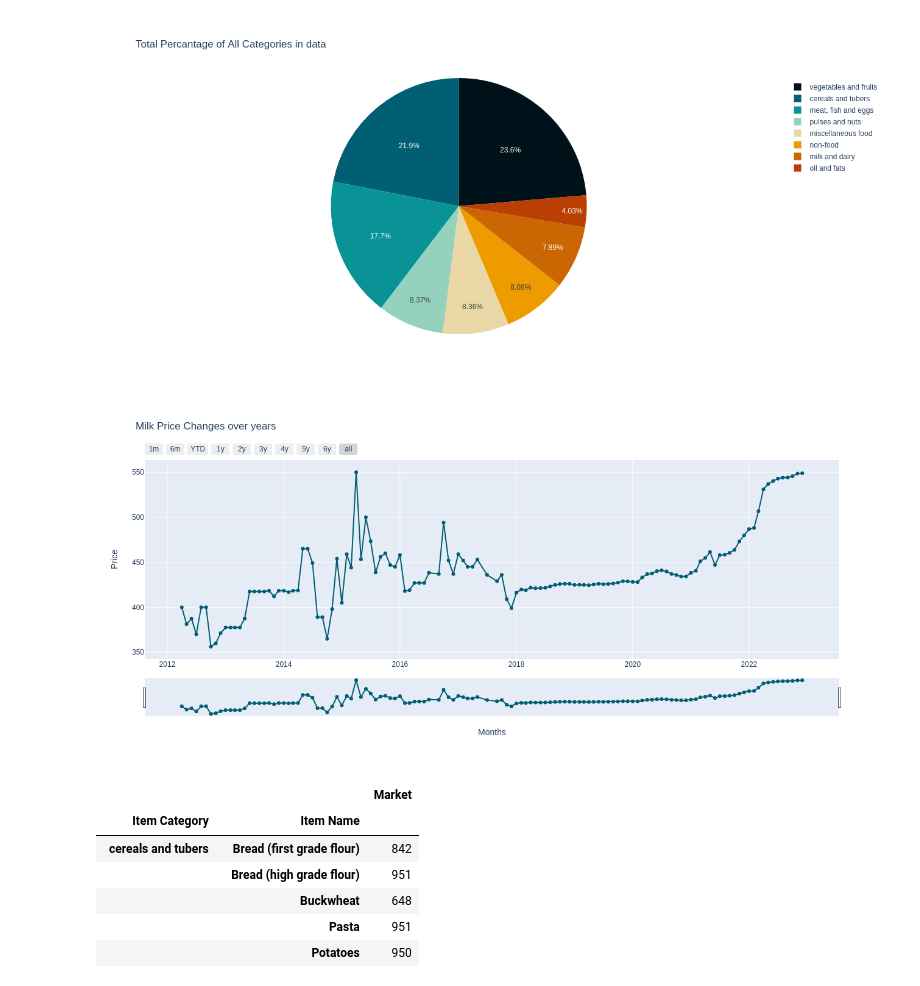
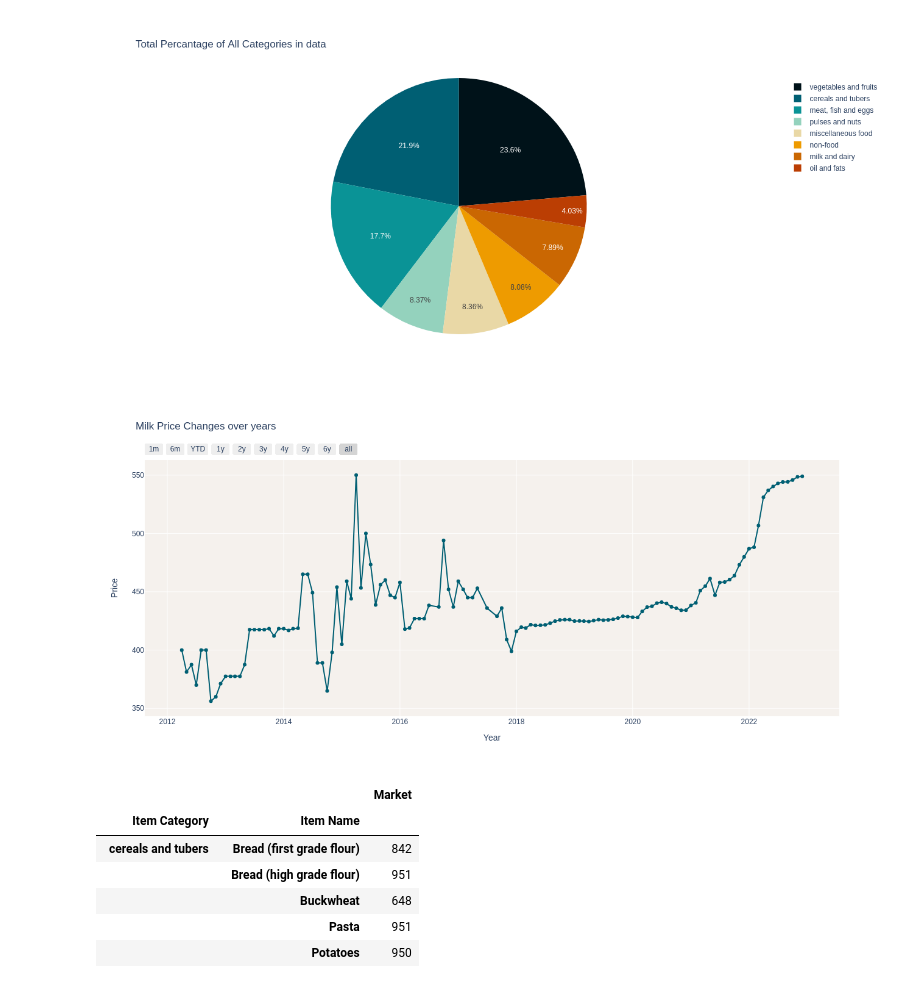
Before and after one commit to TatKhachatryan/Time-Series-Analysis-Project, a Jupyter notebook: ts_analysis_food_prices_arm.ipynb, the cells around one changed output. Saved outputs shown, nothing was run; the diff lists cells and outputs as text; code cells hidden in the pictures.

```diff
--- a/ts_analysis_food_prices_arm.ipynb
+++ b/ts_analysis_food_prices_arm.ipynb
@@ -188,36 +188,37 @@ milkData = milkData.reset_index()
 fig = go.Figure(data=go.Scatter(x=milkData['Date_Month'].astype(dtype=str),
                                 y=milkData['Price'],
                                 marker_color='#005F73',
                                 text="counts",
                                 mode='lines+markers'))
 
 fig.update_layout(autosize=False,
                   width=1300,
                   height=600,
                   title = 'Milk Price Changes over years',
                   xaxis={"title":"Year"},
                   yaxis= {"title":"Price"},
-                  showlegend=False)
+                  showlegend=False,
+                  plot_bgcolor='#f5f1ed')
 
 fig.update_xaxes(
-    rangeslider_visible=True,
+    #rangeslider_visible=True,
     rangeselector=dict(
         buttons=list([
             dict(count=1, label="1m", step="month", stepmode="backward"),
             dict(count=6, label="6m", step="month", stepmode="backward"),
             dict(count=1, label="YTD", step="year", stepmode="todate"),
             dict(count=1, label="1y", step="year", stepmode="backward"),
             dict(count=2, label="2y", step="year", stepmode="backward"),
             dict(count=3, label="3y", step="year", stepmode="backward"),
             dict(count=4, label="4y", step="year", stepmode="backward"),
             dict(count=5, label="5y", step="year", stepmode="backward"),
             dict(count=6, label="6y", step="year", stepmode="backward"),
             dict(step="all")])))
 
 # fig.show() #<- this way the graph is interactive and we have an options to choose between ranges: 1 month, 6 month etc.
 fig.show(renderer="png")
 # %% [output]
-[figure, old version]
+[figure, new version]
 # %%
 data.groupby(['Item Category', 'Item Name'])['Market'].count().to_frame()
 # %% [output]
```
Also changed, not shown: parts of 5 cells of this notebook.
